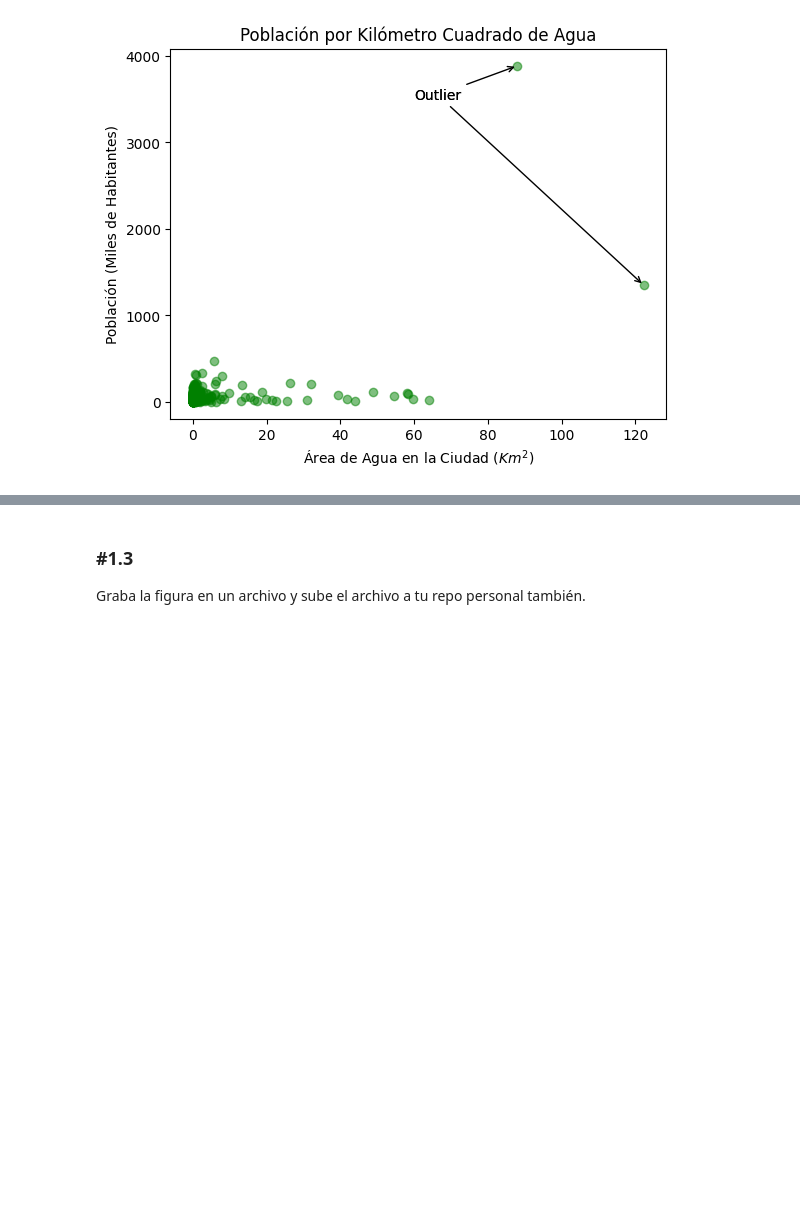
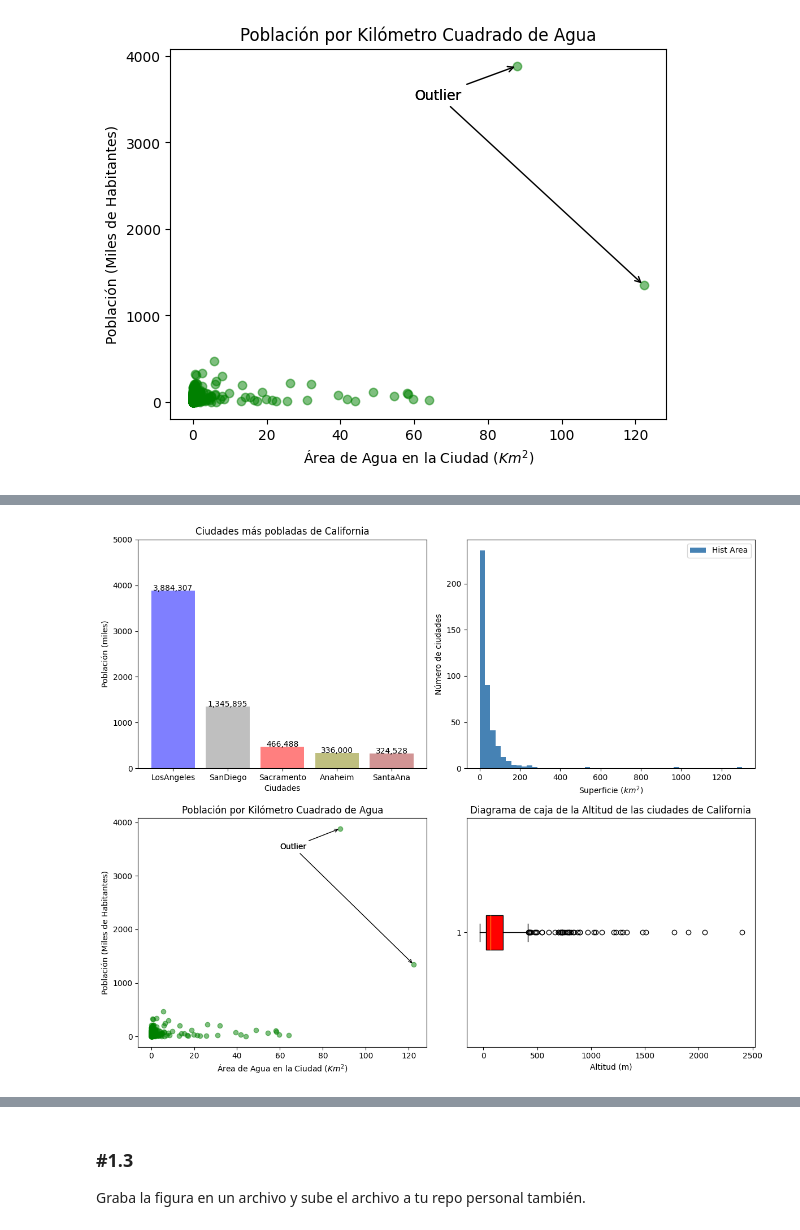
Before and after one commit to enax93/ONLINE_DS_THEBRIDGE_EmmaCollado, a Jupyter notebook: 03_Analisis_de_Datos/Sprint_08/Unidad_01/Practica_Obligatoria/18_Practica_Obligatoria_Visualizacion_Basica.ipynb, the cells around one changed output, grey strips where cells are left out. Cells and saved outputs as stored; diff of their text form; code cells hidden in the pictures; blank space fills up the shorter version.

```diff
--- a/03_Analisis_de_Datos/Sprint_08/Unidad_01/Practica_Obligatoria/18_Practica_Obligatoria_Visualizacion_Basica.ipynb
+++ b/03_Analisis_de_Datos/Sprint_08/Unidad_01/Practica_Obligatoria/18_Practica_Obligatoria_Visualizacion_Basica.ipynb
@@ -158,3 +169,50 @@ plt.yticks(range(0, 5000, 1000));
+# %%
+fig, axs = plt.subplots(2, 2, figsize=(12, 10))
+
+ciudades_pobladas = df_cities.nlargest(5, "population_total")
+ciudades = ciudades_pobladas["city"]
+poblaciones = ciudades_pobladas["population_total"] / 1000
+
+axs[0, 0].bar(ciudades, poblaciones, color=["blue", "gray", "red", "olive", "brown"], alpha=0.5)
+for ciudad, poblacion in zip(ciudades, poblaciones):
+    axs[0, 0].text(ciudad, poblacion, f'{poblacion * 1000:,.0f}', ha='center')
+axs[0, 0].set_title("Ciudades más pobladas de California")
+axs[0, 0].set_xlabel("Ciudades")
+axs[0, 0].set_ylabel("Población (miles)")
+axs[0, 0].ticklabel_format(style="plain", axis="y")
+axs[0, 0].set_yticks(range(0, 6000, 1000))
+
+axs[0, 1].hist(df_cities['area_total_km2'], bins=50, color='steelblue', label="Hist Area")
+axs[0, 1].set_xlabel("Superficie ($km^2$)")
+axs[0, 1].set_ylabel("Número de ciudades")
+axs[0, 1].set_xticks(range(0, 1400, 200))
+axs[0, 1].legend()
+
+area_agua = df_cities["area_water_km2"]
+poblacion = df_cities["population_total"] / 1000
+axs[1, 0].scatter(area_agua, poblacion, color='green', alpha=0.5)
+max_pob = poblacion.idxmax()
+x_max_pob = area_agua[max_pob]
+y_max_pob = poblacion[max_pob]
+max_agua_idx = area_agua.idxmax()
+x_max_agua = area_agua[max_agua_idx]
+y_max_agua = poblacion[max_agua_idx]
+axs[1, 0].annotate("Outlier", xy=(x_max_pob, y_max_pob), xytext=(60, 3500), arrowprops={"arrowstyle": "->"})
+axs[1, 0].annotate("Outlier", xy=(x_max_agua, y_max_agua), xytext=(60, 3500), arrowprops={"arrowstyle": "->"})
+axs[1, 0].set_title("Población por Kilómetro Cuadrado de Agua")
+axs[1, 0].set_xlabel("Área de Agua en la Ciudad ($Km^2$)")
+axs[1, 0].set_ylabel("Población (Miles de Habitantes)")
+axs[1, 0].set_xticks(range(0, 140, 20))
+axs[1, 0].set_yticks(range(0, 5000, 1000))
+
+altura_ciudades = df_cities['elevation_m']
+axs[1, 1].boxplot(altura_ciudades, vert=False, patch_artist=True, boxprops=dict(facecolor='red'))
+axs[1, 1].set_title("Diagrama de caja de la Altitud de las ciudades de California")
+axs[1, 1].set_xlabel("Altitud (m)")
+
+plt.tight_layout();
+# %% [output]
+[figure, added]
 # %% [markdown]
 ![figura_ejempo.png](attachment:figura_ejempo.png)
 # %% [markdown]
```
Also changed, not shown: parts of 3 cells of this notebook, 1 other file.
